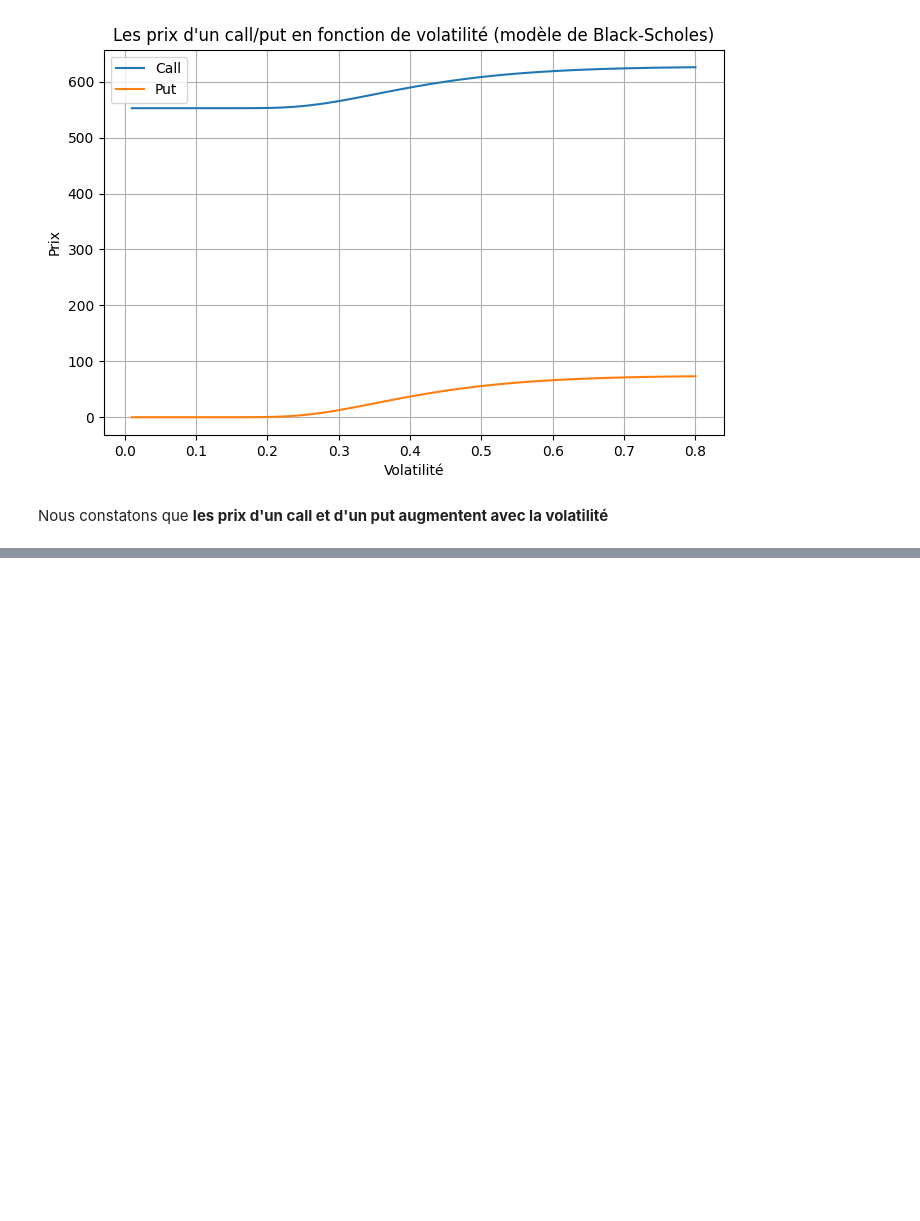
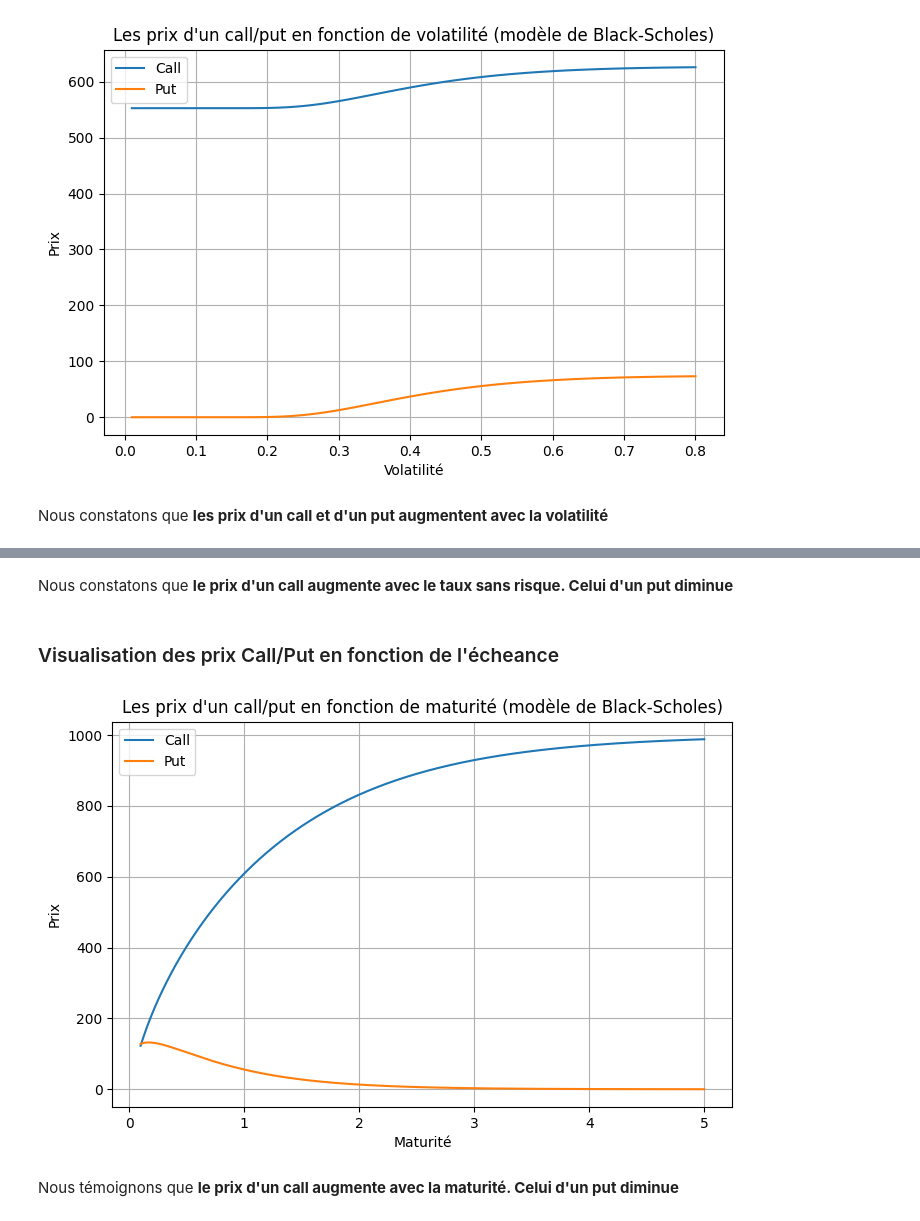
Before and after one commit to zmeikingleb/Financial_Models, a Jupyter notebook: Black Scholes.ipynb, the cells around one changed output, grey strips where cells are left out. Cells and saved outputs as stored; diff of their text form; code cells hidden in the pictures; blank space fills up the shorter version.

```diff
--- a/Black Scholes.ipynb
+++ b/Black Scholes.ipynb
@@ -112,0 +132,22 @@ Nous constatons que **les prix d'un call et d'un put augmentent avec la volatili
+# %% [markdown]
+Nous constatons que **le prix d'un call augmente avec le taux sans risque. Celui d'un put diminue**
+# %% [markdown]
+### Visualisation des prix Call/Put en fonction de l'écheance
+# %%
+T= np.linspace(0.1, 5, 1000)
+call_prices_time = [b_s_call(S0, K, T, r, sigma) for T in T ]
+put_prices_time = [b_s_put(S0, K, T, r, sigma) for T in T ]
+
+plt.figure(figsize=(8,5))
+plt.plot(T, call_prices_time, label="Call")
+plt.title("Les prix d'un call/put en fonction de maturité (modèle de Black-Scholes)")
+plt.plot(T, put_prices_time, label="Put")
+plt.xlabel("Maturité")
+plt.ylabel("Prix")
+plt.grid(True)
+plt.legend()
+plt.show()
+# %% [output]
+[figure, added]
+# %% [markdown]
+Nous témoignons que **le prix d'un call augmente avec la maturité. Celui d'un put diminue**
```
Also changed, not shown: parts of 5 cells of this notebook.
